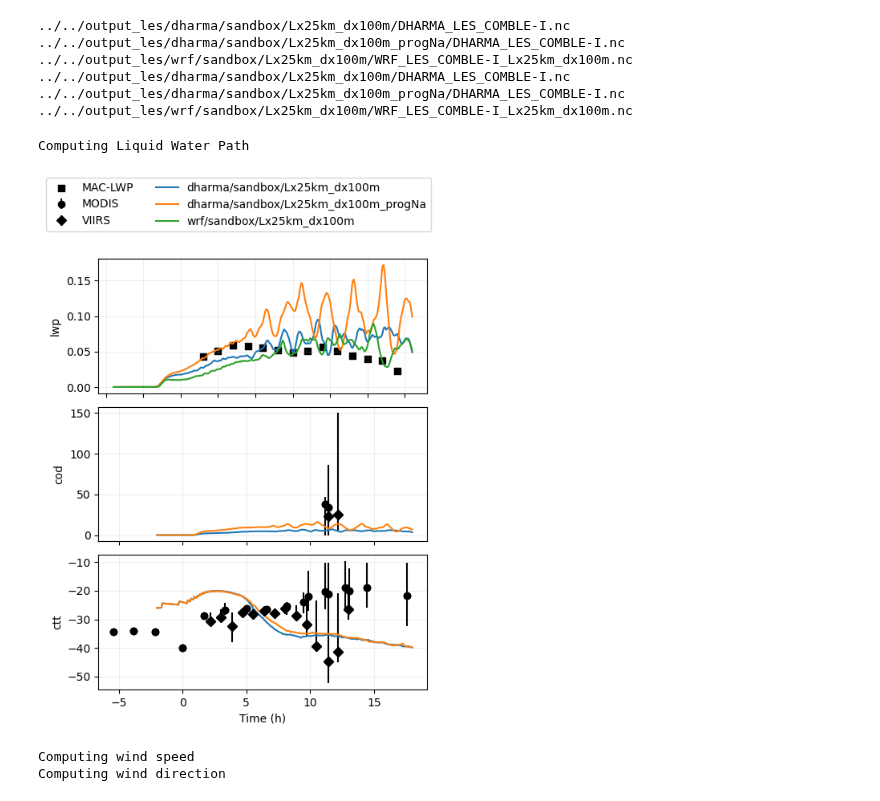
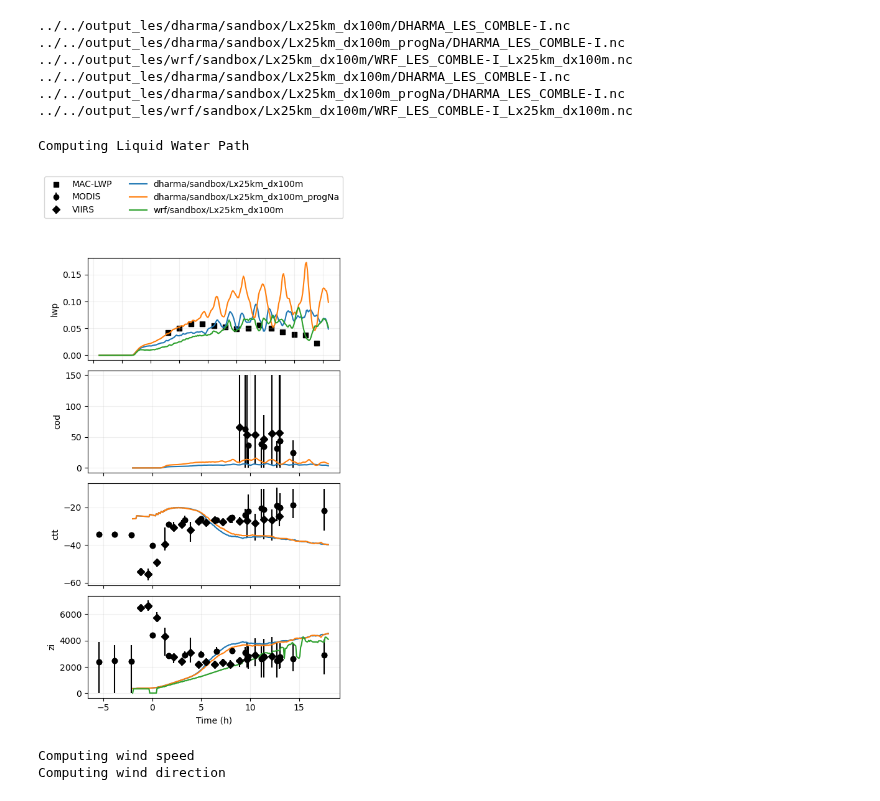
Before and after one commit to ARM-Development/comble-mip, a Jupyter notebook: _sources/notebooks/plotting/example_plotting.ipynb, the cells around one changed output. Saved outputs shown, nothing was run; the diff lists cells and outputs as text; code cells hidden in the pictures.

```diff
--- a/_sources/notebooks/plotting/example_plotting.ipynb
+++ b/_sources/notebooks/plotting/example_plotting.ipynb
@@ -55,10 +55,10 @@ df_col_1d,df_col_2d = load_sims('../../output_les/',var_vec_1d,var_vec_2d,t_shif
 ../../output_les/wrf/sandbox/Lx25km_dx100m/WRF_LES_COMBLE-I_Lx25km_dx100m.nc
 # %%
 ## plot variables that have only time dependence
-plot_1d(pd.concat([df_col_1d,maclwp_dat,modis_dat,viirs_dat]),['lwp','cod','ctt'])
+plot_1d(pd.concat([df_col_1d,maclwp_dat,modis_dat,viirs_dat]),['lwp','cod','ctt','zi'])
 # %% [output]
 Computing Liquid Water Path
-[figure, old version]
+[figure, new version]
 # %%
 ## plot all variables that have time and height dependence
 #plot_2d(df_col_2d,var_vec_2d,[0,3,6,9,12,15,18],z_max=6000)
```
Also changed, not shown: 4 other files.
